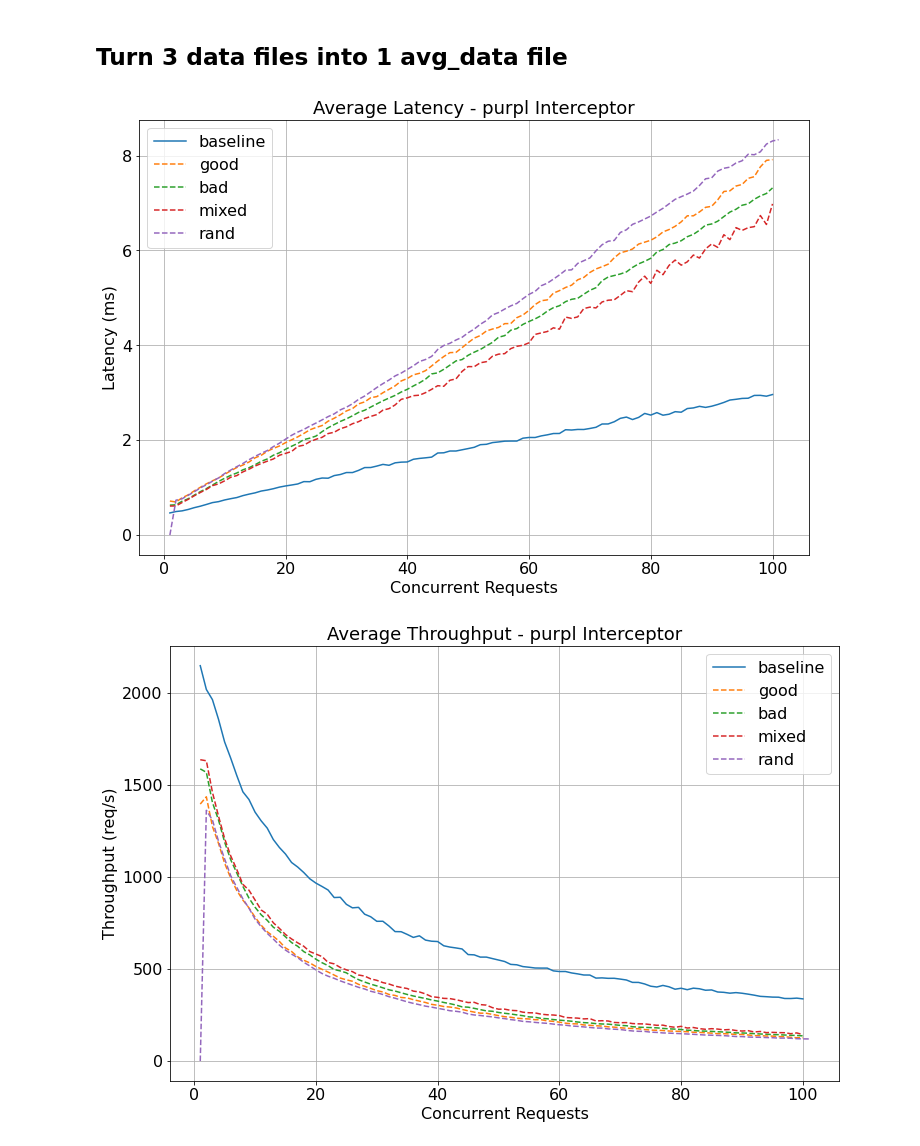
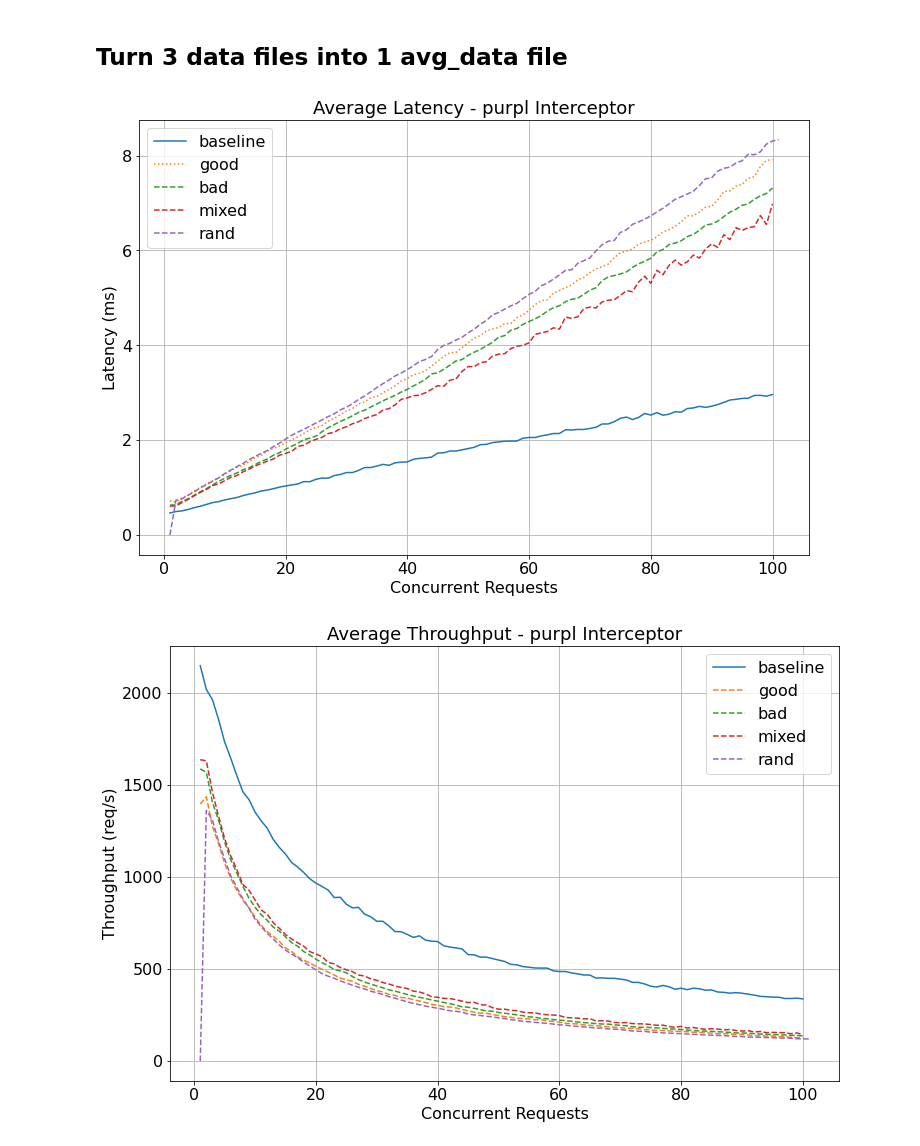
Before and after one commit to louisloechel/CloudServiceBenchmarking, a Jupyter notebook: analysis/analysis_purpl.ipynb, the cells around one changed output. Drawn from its saved outputs; the diff is of its cells as text; code cells hidden in the pictures.

Commit message:
update purpl notebook

```diff
--- a/analysis/analysis_purpl.ipynb
+++ b/analysis/analysis_purpl.ipynb
@@ -97,35 +97,35 @@ def calculate_average_df(df1, df2, df3):
     average_df = pd.DataFrame(index=df1.index, columns=df1.columns)
     average_df[numeric_cols] = (df1[numeric_cols] + df2[numeric_cols] + df3[numeric_cols]) / 3
 
     return average_df
 
 avg_purpl_good = data_purpl_good #calculate_average_df(data_purpl_good) #, data_purpl_good_2, data_purpl_good_3)
 avg_purpl_bad = data_purpl_bad #calculate_average_df(data_purpl_bad) #, data_purpl_bad_2, data_purpl_bad_3)
 avg_purpl_base = data_purpl_base #calculate_average_df(data_purpl_base) #, data_purpl_base_2, data_purpl_base_3)
 avg_purpl_mixed = data_purpl_mixed #calculate_average_df(data_purpl_mixed) #, data_purpl_mixed_2, data_purpl_mixed_3)
 avg_purpl_rand = data_purpl_rand #calculate_average_df(data_purpl_rand) #, data_purpl_rand_2, data_purpl_rand_3)
 
 
 # -------------- plotting data -------------- #
 plt.figure(figsize=(12, 8))
 plt.plot(avg_purpl_base['Average Latency'], label='baseline')
-plt.plot(avg_purpl_good['Average Latency'], label='good', linestyle='--')
+plt.plot(avg_purpl_good['Average Latency'], label='good', linestyle='dotted')
 plt.plot(avg_purpl_bad['Average Latency'], label='bad', linestyle='--')
 plt.plot(avg_purpl_mixed['Average Latency'], label='mixed', linestyle='--')
 plt.plot(avg_purpl_rand['Average Latency'], label='rand', linestyle='--')
 
 plt.title('Average Latency - purpl Interceptor', fontsize=18)
 plt.ylabel('Latency (ms)', fontsize=16)
 plt.xlabel('Concurrent Requests', fontsize=16)
 plt.grid(True)
 
 plt.xticks(fontsize=16)
 plt.yticks(fontsize=16)
 
 plt.legend(fontsize=16)
 plt.show()
 # %% [output]
-[figure, old version]
+[figure, new version]
 # %%
 plt.figure(figsize=(12, 8))
 plt.plot(avg_purpl_base['Avg. Throughput req/s'], label='baseline')
```
